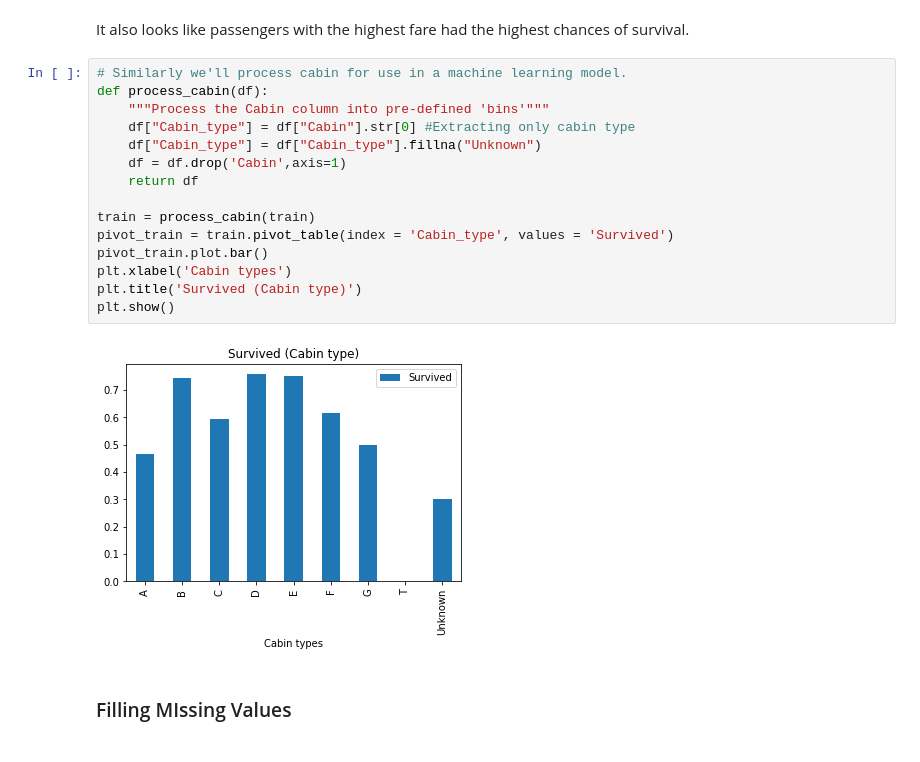
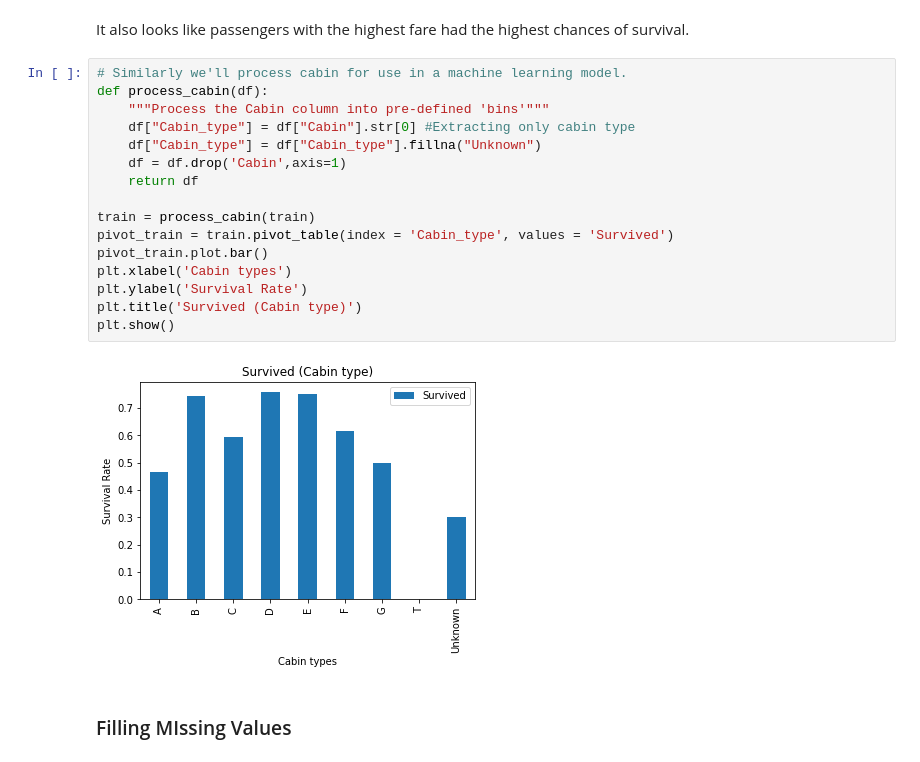
Before and after one commit to PeterZelinka/Kaggle-Titanic, a Jupyter notebook: Kaggle Titanic.ipynb, the cells around one changed output. Saved outputs shown, nothing was run; the diff lists cells and outputs as text.

```diff
--- a/Kaggle Titanic.ipynb
+++ b/Kaggle Titanic.ipynb
@@ -167,20 +172,21 @@ It also looks like passengers with the highest fare had the highest chances of s
 # %%
 # Similarly we'll process cabin for use in a machine learning model.
 def process_cabin(df):
     """Process the Cabin column into pre-defined 'bins'"""
     df["Cabin_type"] = df["Cabin"].str[0] #Extracting only cabin type
     df["Cabin_type"] = df["Cabin_type"].fillna("Unknown")
     df = df.drop('Cabin',axis=1)
     return df
 
 train = process_cabin(train)
 pivot_train = train.pivot_table(index = 'Cabin_type', values = 'Survived')
 pivot_train.plot.bar()
 plt.xlabel('Cabin types')
+plt.ylabel('Survival Rate')
 plt.title('Survived (Cabin type)')
 plt.show()
 # %% [output]
-[figure, old version]
+[figure, new version]
 # %% [markdown]
 ### Filling MIssing Values
 # %%
```
Also changed, not shown: parts of 13 cells of this notebook.
